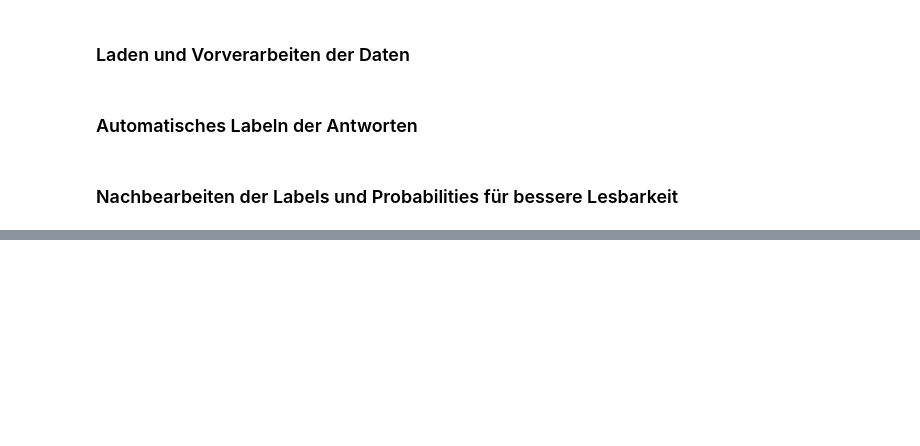
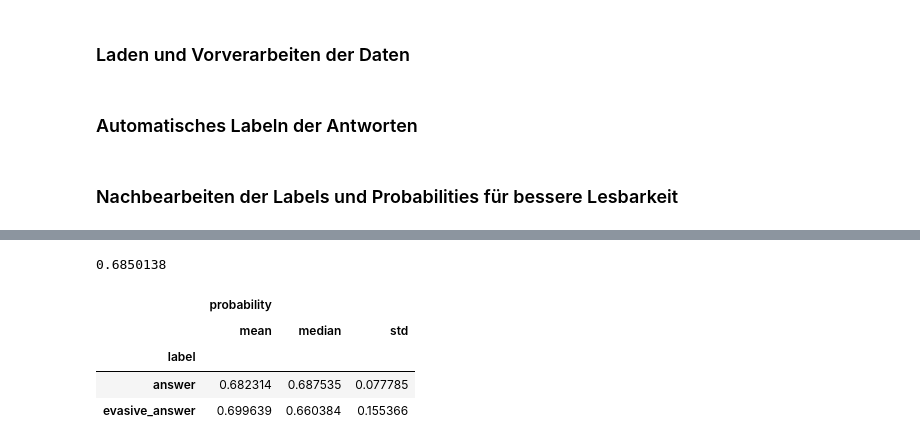
Before and after one commit to dariom25/automatisierte_antwortanalyse_von_abgeordneten, a Jupyter notebook: pipeline_classification.ipynb, the cells around one changed output, grey strips where cells are left out. Cells and saved outputs as stored; diff of their text form; code cells hidden in the pictures; blank space fills up the shorter version.

```diff
--- a/pipeline_classification.ipynb
+++ b/pipeline_classification.ipynb
@@ -226,0 +230,14 @@ data.head()
+# %%
+# calculate mean probality of correct label
+data["probability"].mean()
+# %% [output]
+0.6850138
+# %%
+df_labels = data.groupby("label")
+df_labels.agg({"probability" : ["mean", "median", "std"]})
+# %% [output]
+|  | probability |  |  |
+|  | mean | median | std |
+| label |  |  |  |
+| answer | 0.682314 | 0.687535 | 0.077785 |
+| evasive_answer | 0.699639 | 0.660384 | 0.155366 |
```
Also changed, not shown: parts of 9 cells of this notebook.
